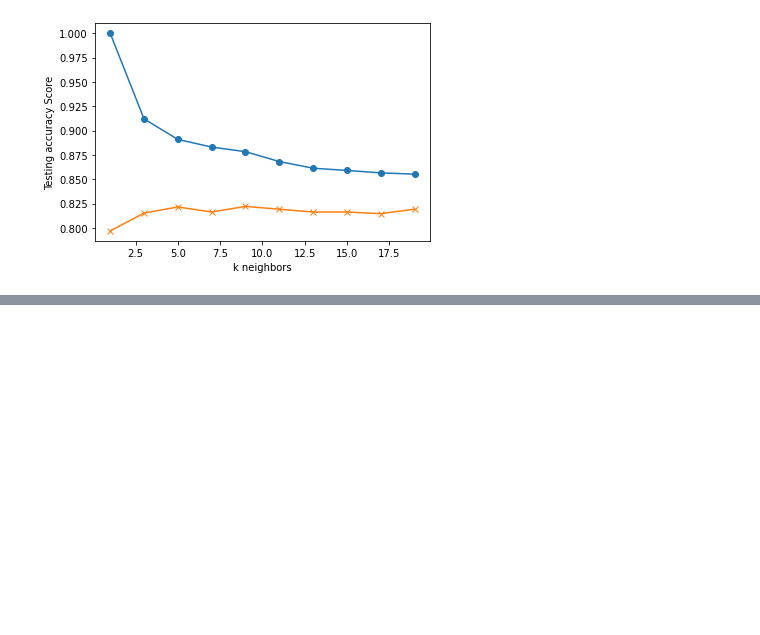
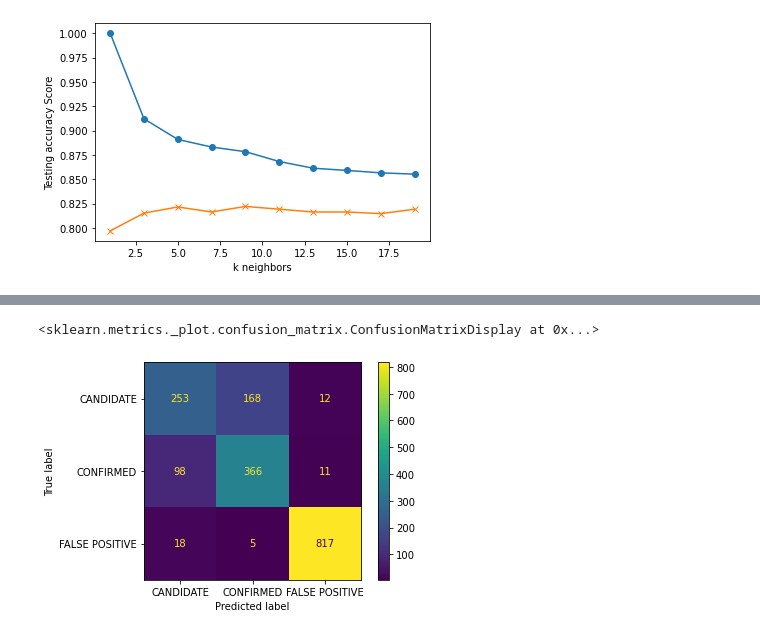
Before and after one commit to JeremyBrent/ML_NASA_Kepler_classification, a Jupyter notebook: Models/KNN.ipynb, the cells around one changed output, grey strips where cells are left out. Cells and saved outputs as stored; diff of their text form; code cells hidden in the pictures; blank space fills up the shorter version.

```diff
--- a/starter_code/KNN.ipynb
+++ b/Models/KNN.ipynb
@@ -47,7 +49,7 @@ k: 17, Train/Test Score: 0.857/0.815
 k: 19, Train/Test Score: 0.855/0.819
 [figure]
 # %%
-# Note that k: 13 seems to be the best choice for this dataset
-knn = KNeighborsClassifier(n_neighbors=13)
-knn.fit(X_train_scaled, y_train)
-print('k=13 Test Acc: %.3f' % knn.score(X_test_scaled, y_test))
+# Note that k: 5 seems to be the best choice for this dataset
+knn = KNeighborsClassifier(n_neighbors=5)
+knn.fit(x_train, y_train)
+print('k=5 Test Acc: %.3f' % knn.score(x_test, y_test))
@@ -53,0 +75,6 @@ print('k=13 Test Acc: %.3f' % knn.score(X_test_scaled, y_test))
+# %%
+from sklearn.metrics import plot_confusion_matrix
+plot_confusion_matrix(knn, x_test, y_test)
+# %% [output]
+<sklearn.metrics._plot.confusion_matrix.ConfusionMatrixDisplay at 0x...>
+[figure, added]
```
Also changed, not shown: parts of 5 cells of this notebook, 9 other files.
